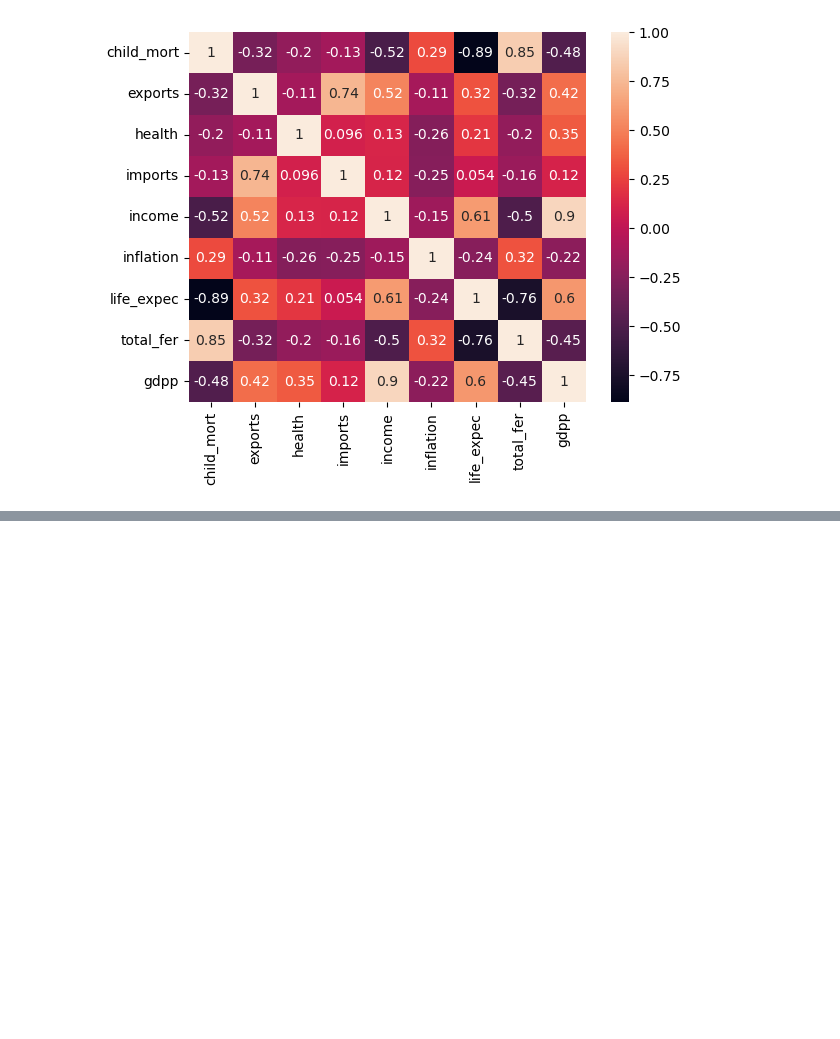
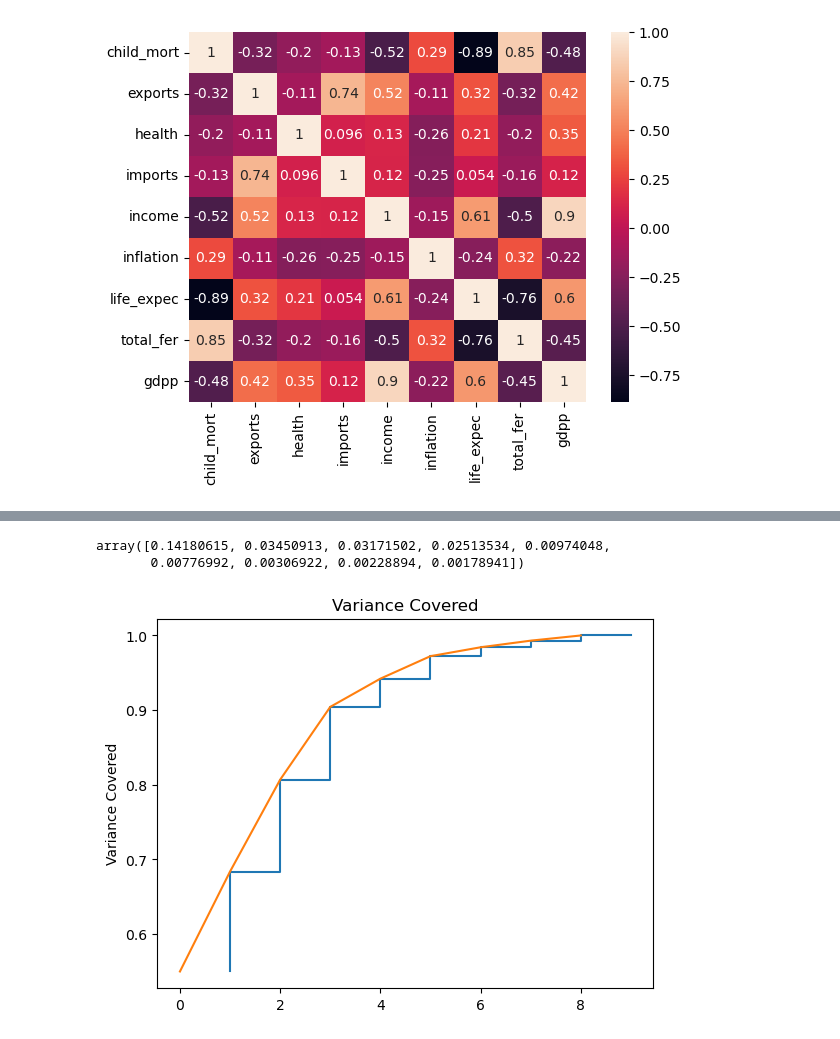
Before and after one commit to ozgurcanozel/Country-Unsupervised, a Jupyter notebook: CountryDataSet.ipynb, the cells around one changed output, grey strips where cells are left out. Drawn from its saved outputs; the diff is of its cells as text; code cells hidden in the pictures; blank space fills up the shorter version.

```diff
--- a/CountryDataSet.ipynb
+++ b/CountryDataSet.ipynb
@@ -77,0 +112,4 @@ sns.heatmap(df.corr(numeric_only=True), annot=True)
+# %%
+pca = PCA()
+# %%
+pca_df2 = pd.DataFrame(pca.fit_transform(df2))
@@ -77,0 +132,13 @@ sns.heatmap(df.corr(numeric_only=True), annot=True)
+# %%
+pca.explained_variance_
+# %% [output]
+array([0.14180615, 0.03450913, 0.03171502, 0.02513534, 0.00974048,
+       0.00776992, 0.00306922, 0.00228894, 0.00178941])
+# %%
+plt.step(list(range(1,10)),np.cumsum(pca.explained_variance_ratio_))
+plt.plot(np.cumsum(pca.explained_variance_ratio_))
+plt.ylabel("Variance Covered")
+plt.title("Variance Covered")
+plt.show()
+# %% [output]
+[figure, added]
```
Also changed, not shown: parts of 12 cells of this notebook.
